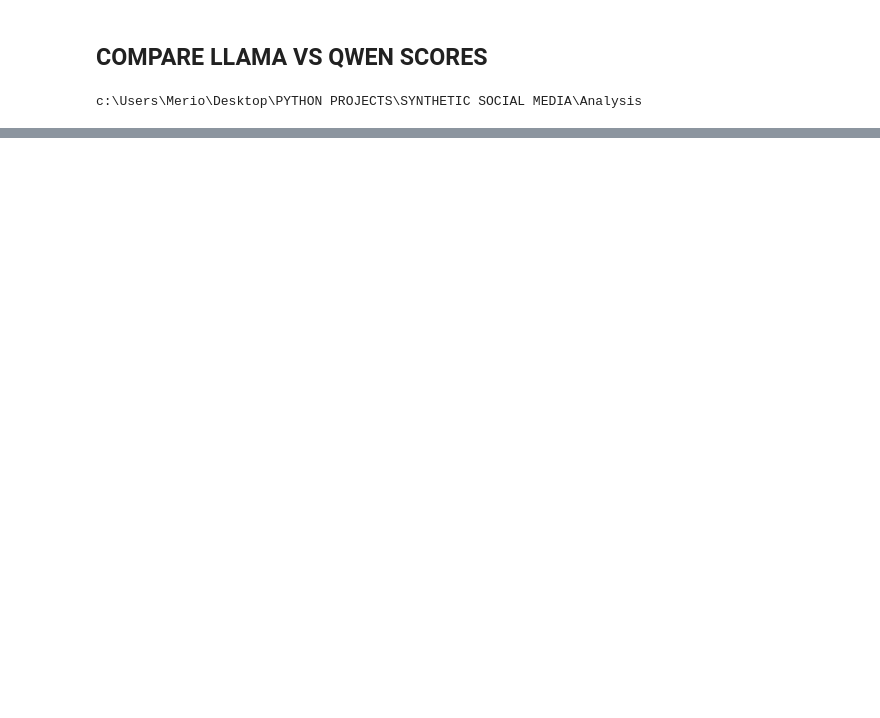
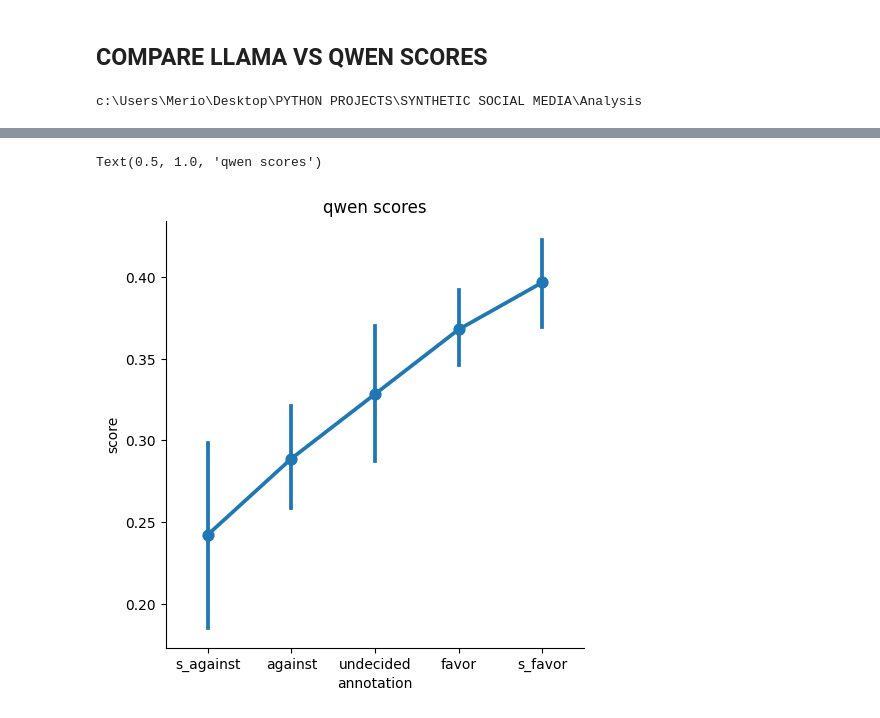
Before and after one commit to lorenzomaiocchi/Synthetic-Social-Media, a Jupyter notebook: Analysis/Notebooks/score_validity.ipynb, the cells around one changed output, grey strips where cells are left out. Drawn from its saved outputs; the diff is of its cells as text; code cells hidden in the pictures; blank space fills up the shorter version.

```diff
--- a/Analysis/Notebooks/score_validity.ipynb
+++ b/Analysis/Notebooks/score_validity.ipynb
@@ -52,0 +51,6 @@ full
+# %%
+sns.catplot(data = qwen, x = 'annotation', y = 'score', order = order, kind = 'point')
+plt.title('qwen scores')
+# %% [output]
+Text(0.5, 1.0, 'qwen scores')
+[figure, added]
```
Also changed, not shown: parts of 10 cells of this notebook, 7 other files.
